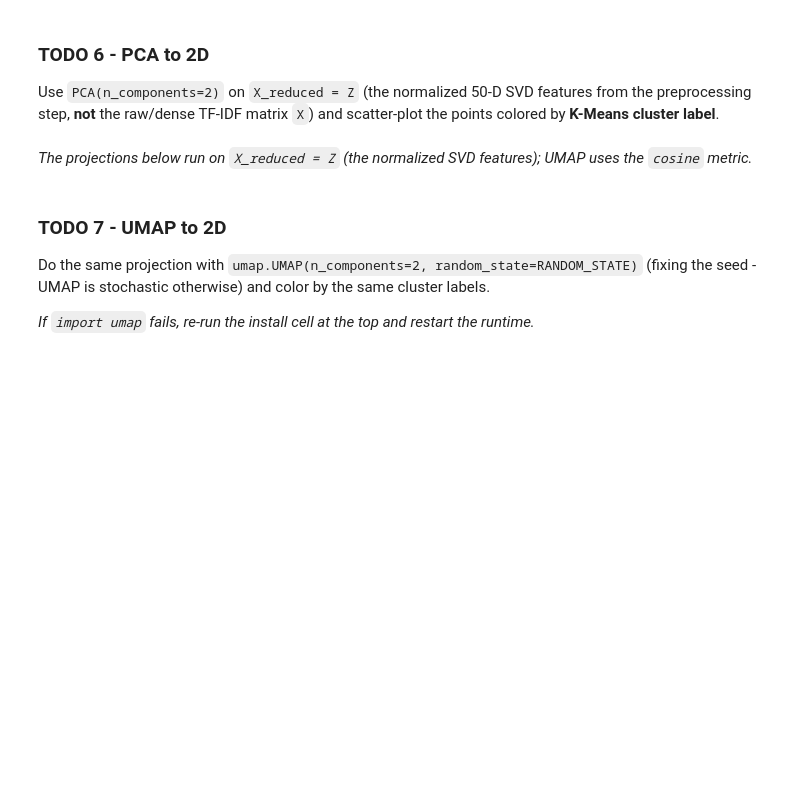
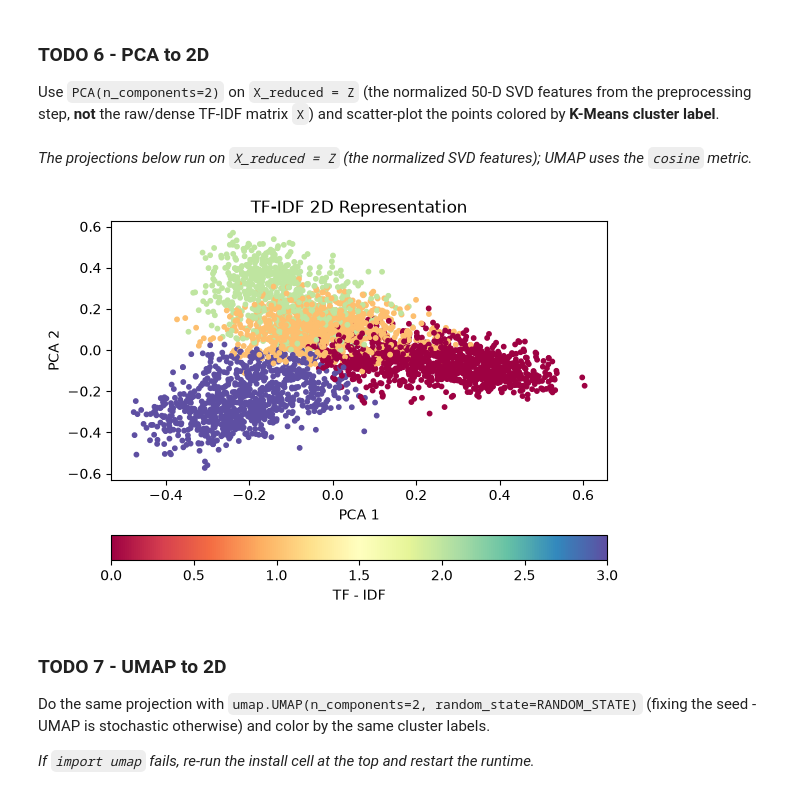
Before and after one commit to lizzBee/HW3-602, a Jupyter notebook: HW3_Horishny117578447.ipynb, the cells around one changed output. Cells and saved outputs as stored; diff of their text form; code cells hidden in the pictures; blank space fills up the shorter version.

```diff
--- a/HW3_Horishny117578447.ipynb
+++ b/HW3_Horishny117578447.ipynb
@@ -680,18 +681,28 @@ colored by **K-Means cluster label**.
 # %%
 # [WRITE CODE]
 from sklearn.decomposition import PCA
 
 # Normalized 50-D document features from the preprocessing step.
 X_reduced = Z
 #####################################################################
 # TODO:                                                             #
 # Project X_reduced to 2D with PCA(n_components=2, random_state=RANDOM_STATE) and    #
+pca = PCA(n_components=2, random_state=RANDOM_STATE)
+X_2D = pca.fit_transform(X_reduced)
 # scatter it, colored by cluster_labels (cmap='Spectral', small marker size).        #
+plt.scatter(X_2D[:, 0], X_2D[:, 1], c=cluster_labels, cmap='Spectral', s=10)
 # Add a colorbar, title, and axis labels.                                           #
+plt.title('TF-IDF 2D Representation')
+plt.colorbar(label="TF - IDF", orientation="horizontal")
+plt.xlabel("PCA 1")
+plt.ylabel("PCA 2")
+plt.show()
 pass
 #####################################################################
 #                       END OF YOUR CODE                            #
 #####################################################################
+# %% [output]
+[figure, added]
 # %% [markdown]
 ### TODO 7 - UMAP to 2D
 
```
Also changed, not shown: parts of 1 cell of this notebook.
